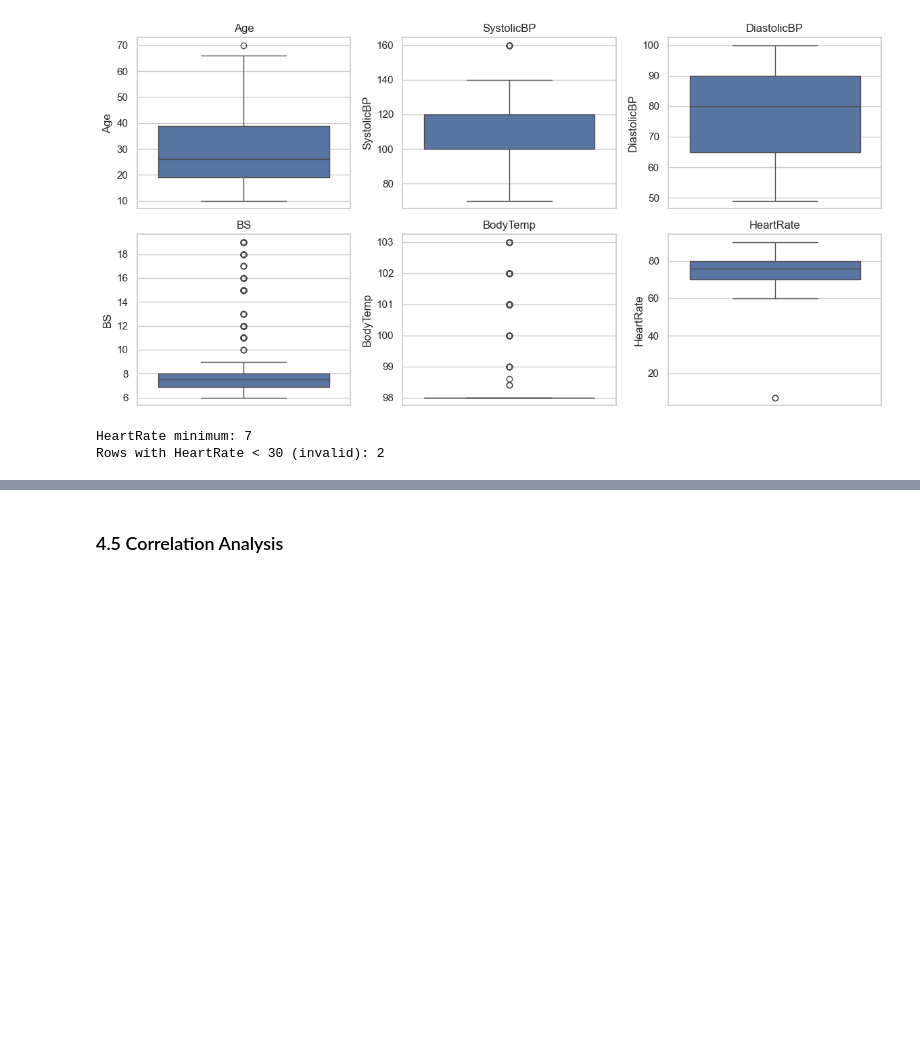
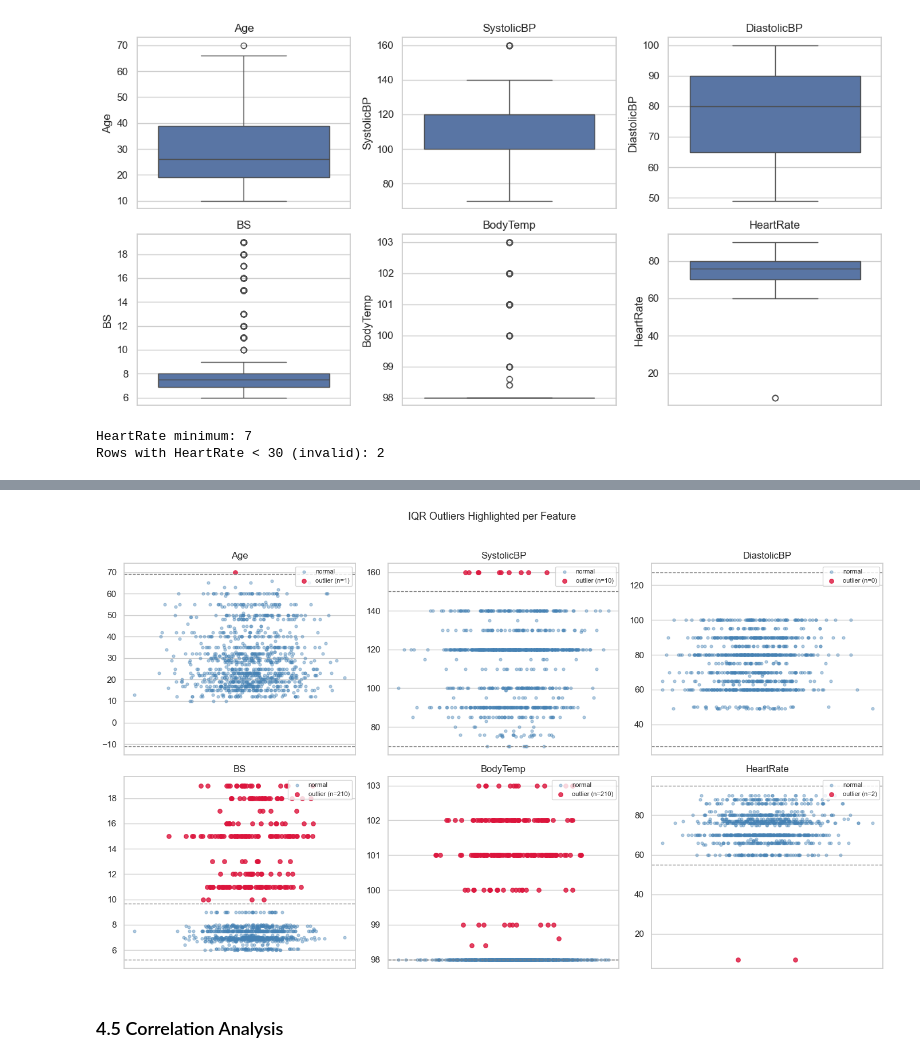
Before and after one commit to Mahedi454/Maternal-Machine-Learning, a Jupyter notebook: Maternal.ipynb, the cells around one changed output, grey strips where cells are left out. Saved outputs shown, nothing was run; the diff lists cells and outputs as text; code cells hidden in the pictures; blank space fills up the shorter version.

Commit message:
Outlier add

```diff
--- a/Maternal.ipynb
+++ b/Maternal.ipynb
@@ -148,3 +205,32 @@ Rows with HeartRate < 30 (invalid): 2
+# %%
+# Outlier graph: per feature, plot every value and highlight IQR outliers in red.
+# Dashed lines mark the Tukey fences (Q1 - 1.5*IQR and Q3 + 1.5*IQR).
+plt.figure(figsize=(14, 8))
+for i, col in enumerate(NUM_COLS, 1):
+    q1, q3 = df[col].quantile([0.25, 0.75])
+    iqr = q3 - q1
+    low, high = q1 - 1.5 * iqr, q3 + 1.5 * iqr
+    mask = (df[col] < low) | (df[col] > high)
+
+    ax = plt.subplot(2, 3, i)
+    # jitter the x-axis so overlapping points are visible
+    x_norm = np.random.normal(0, 0.04, size=(~mask).sum())
+    x_out  = np.random.normal(0, 0.04, size=mask.sum())
+    ax.scatter(x_norm, df.loc[~mask, col], s=12, alpha=0.4,
+               color='steelblue', label='normal')
+    ax.scatter(x_out, df.loc[mask, col], s=28, alpha=0.8,
+               color='crimson', label=f'outlier (n={int(mask.sum())})')
+    ax.axhline(low, ls='--', color='gray', lw=1)
+    ax.axhline(high, ls='--', color='gray', lw=1)
+    ax.set_title(col)
+    ax.set_xticks([])
+    ax.legend(fontsize=8, loc='upper right')
+
+plt.suptitle('IQR Outliers Highlighted per Feature', y=1.02, fontsize=13)
+plt.tight_layout()
+plt.show()
+# %% [output]
+[figure, added]
 # %% [markdown]
 ### 4.5 Correlation Analysis
 # %%
```
Also changed, not shown: parts of 2 cells of this notebook.
